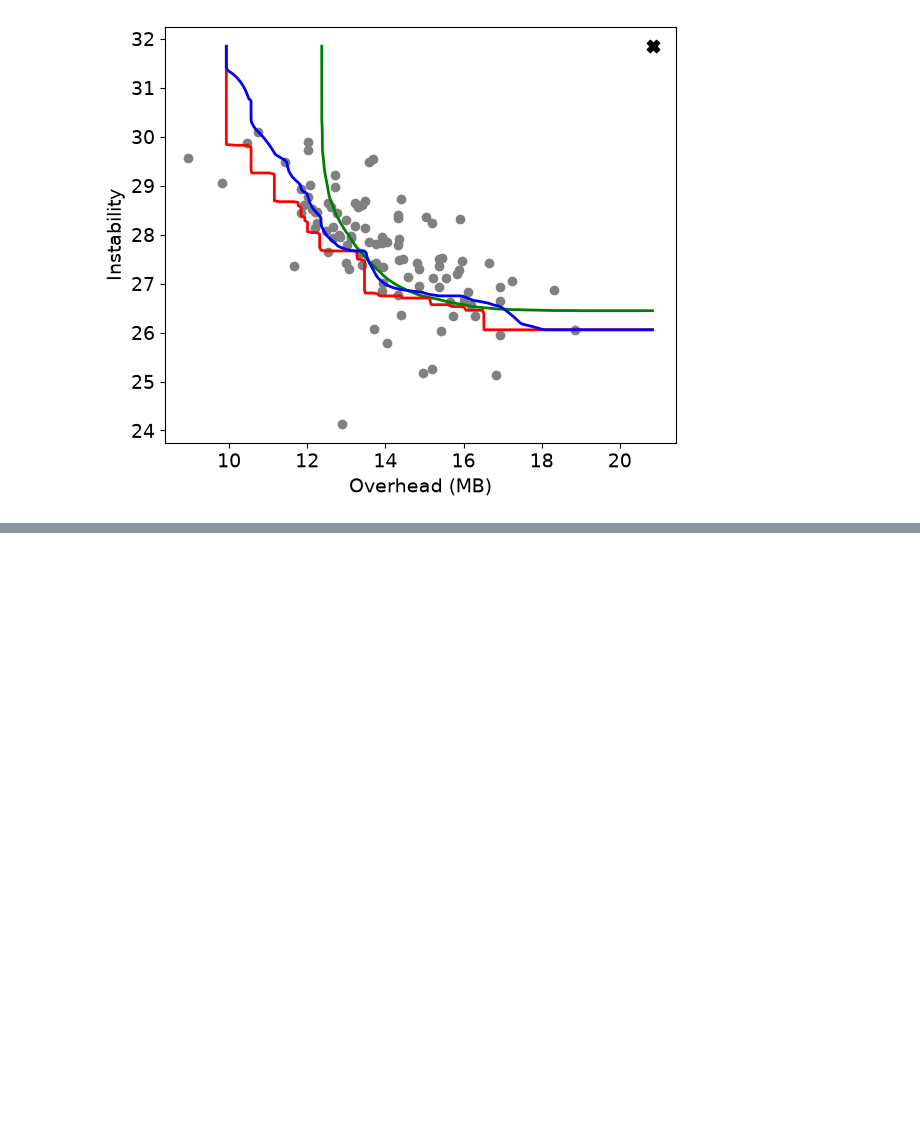
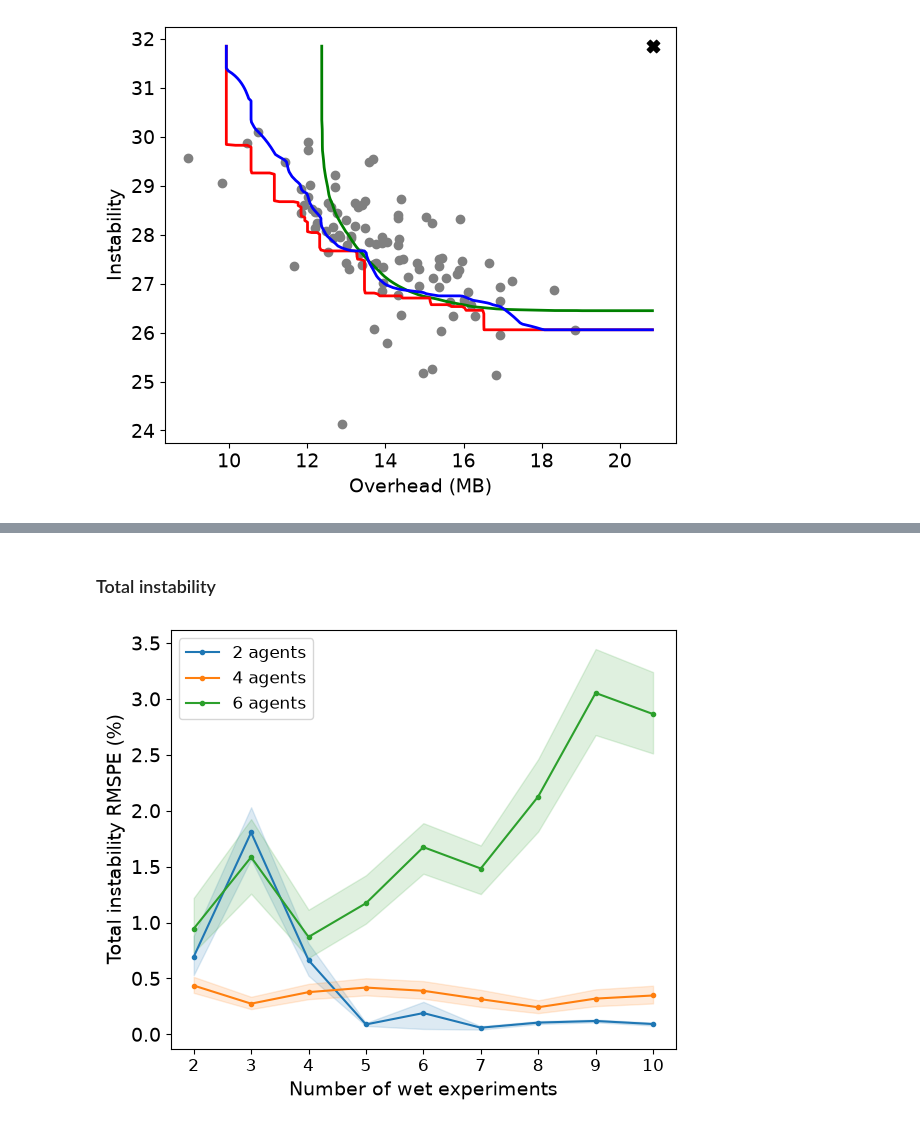
Before and after one commit to MohamedBELLOUCH/Cosmic-Octopi, a Jupyter notebook: Paper plots/Paper plots.ipynb, the cells around one changed output, grey strips where cells are left out. Saved outputs shown, nothing was run; the diff lists cells and outputs as text; code cells hidden in the pictures; blank space fills up the shorter version.

```diff
--- a/Paper plots/Paper plots.ipynb
+++ b/Paper plots/Paper plots.ipynb
@@ -334,0 +384,6 @@ plot_pareto_approach(pareto_result['reductionist'])
+# %% [markdown]
+### Total instability
+# %%
+plot_calibration_error(1, 'Total instability RMSPE (%)')
+# %% [output]
+[figure, added]
```
Also changed, not shown: parts of 4 cells of this notebook, 5 other files.
